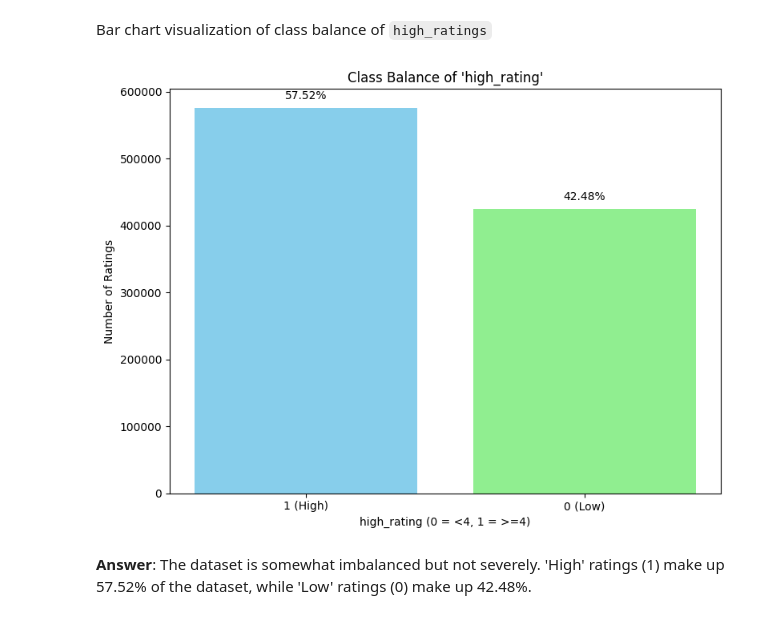
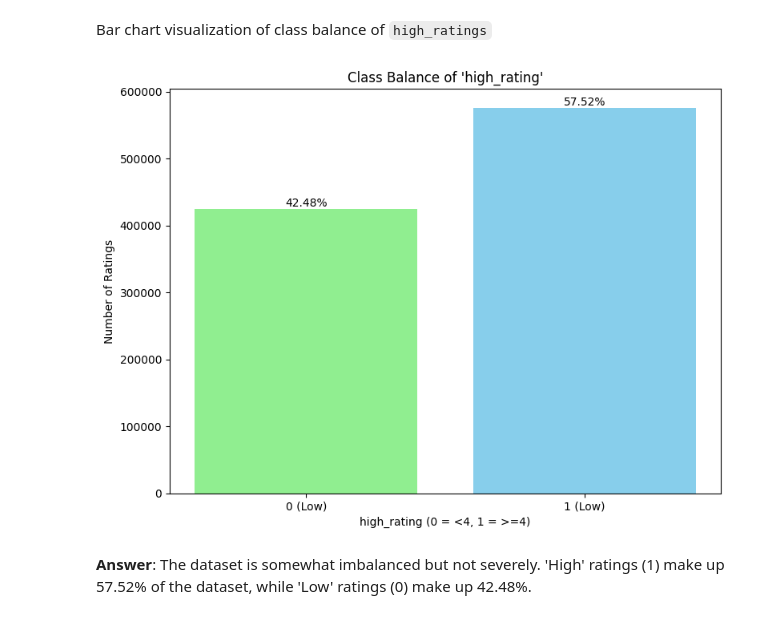
Before and after one commit to aliiarustamova/cs570_movie-lens_group2, a Jupyter notebook: SP26 CS570 Project-1.ipynb, the cells around one changed output. Drawn from its saved outputs; the diff is of its cells as text; code cells hidden in the pictures.

Commit message:
Refactor: update class balance evaluation to use Spark DataFrame operations and adjust markdown heading level.

```diff
--- a/SP26 CS570 Project-1.ipynb
+++ b/SP26 CS570 Project-1.ipynb
@@ -978,18 +977,15 @@ primary_genre takes the first genre listed as a simplified categorical label. Th
 # %% [markdown]
 Class balance of ``high_ratings`` (counts & percentages)
 # %%
-### Evaluate class balance for high_rating
-print("\n--- Class Balance for 'high_rating' ---")
-class_counts = df_joined.groupBy("high_rating").count().collect()
-total_ratings = sum(row["count"] for row in class_counts)
+balance = df_joined.groupBy("high_rating").agg(count("*").alias("count"))
+balance.show()
 
-labels = []
-counts = []
-for row in class_counts:
-    rating_class = row["high_rating"]
-    c = row["count"]
-    pct = (c / total_ratings) * 100
-    print(f"Class '{rating_class}': {c} ratings ({pct:.2f}%)")
-    labels.append(str(rating_class))
-    counts.append(c)
+total = df_joined.count()
+
+balance_pert =  balance.withColumn(
+    "percentage",
+    (col("count") / total) * 100
+)
+
+balance_pert.show()
 # %% [output]
@@ -1002,28 +1007,30 @@ Bar chart visualization of class balance of ``high_ratings``
 # %%
 import matplotlib.pyplot as plt
 
+balance_pd = balance_pert.toPandas()
+
 plt.figure(figsize=(8, 6))
-bars = plt.bar(labels, counts, color=["skyblue", "lightgreen"])
+bars = plt.bar(balance_pd["high_rating"], balance_pd["count"], color=["skyblue", "lightgreen"])
 plt.title("Class Balance of 'high_rating'")
 plt.xlabel("high_rating (0 = <4, 1 = >=4)")
 plt.ylabel("Number of Ratings")
-plt.xticks(labels, [f"{l} (High)" if l == "1" else f"{l} (Low)" for l in labels])
+plt.xticks(balance_pd["high_rating"], [f"{l} (High)" if l == "1" else f"{l} (Low)" for l in balance_pd["high_rating"]])
 
 # Add percentage labels on top of bars
-for bar in bars:
-    yval = bar.get_height()
-    pct = (yval / total_ratings) * 100
+total_ratings = balance_pert.select("percentage").collect()
+for i in range(len(bars)):
+    yval = bars[i].get_height()
     plt.text(
-        bar.get_x() + bar.get_width() / 2,
-        yval + (total_ratings * 0.01),
-        f"{pct:.2f}%",
+        bars[i].get_x() + bars[i].get_width() / 2,
+        yval + (total_ratings[i]["percentage"]),
+        f"{total_ratings[i]["percentage"]:.2f}%",
         ha="center",
         va="bottom",
     )
 
 plt.tight_layout()
 # %% [output]
-[figure, old version]
+[figure, new version]
 # %% [markdown]
 **Answer**: The dataset is somewhat imbalanced but not severely. 'High' ratings (1) make up 57.52% of the dataset, while 'Low' ratings (0) make up 42.48%.
 # %% [markdown]
```
Also changed, not shown: parts of 19 cells of this notebook.
